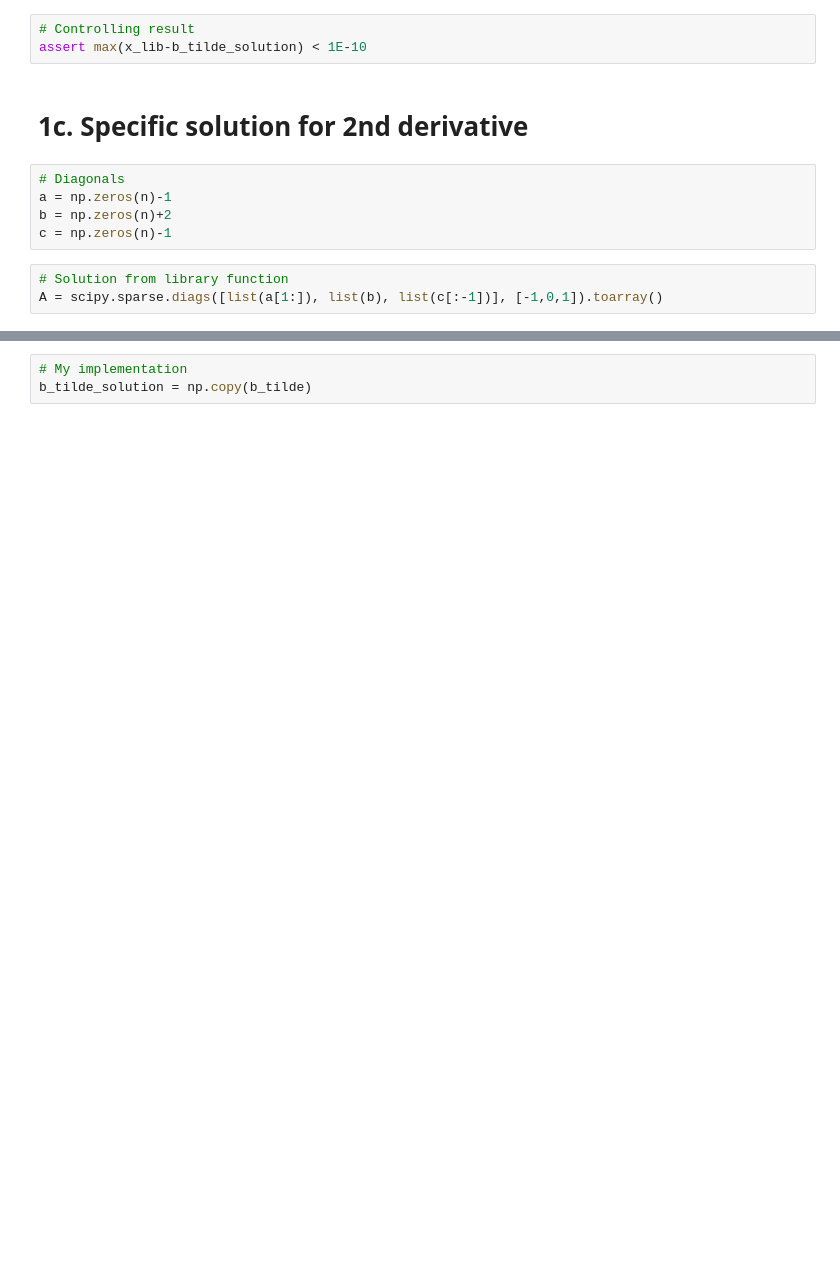
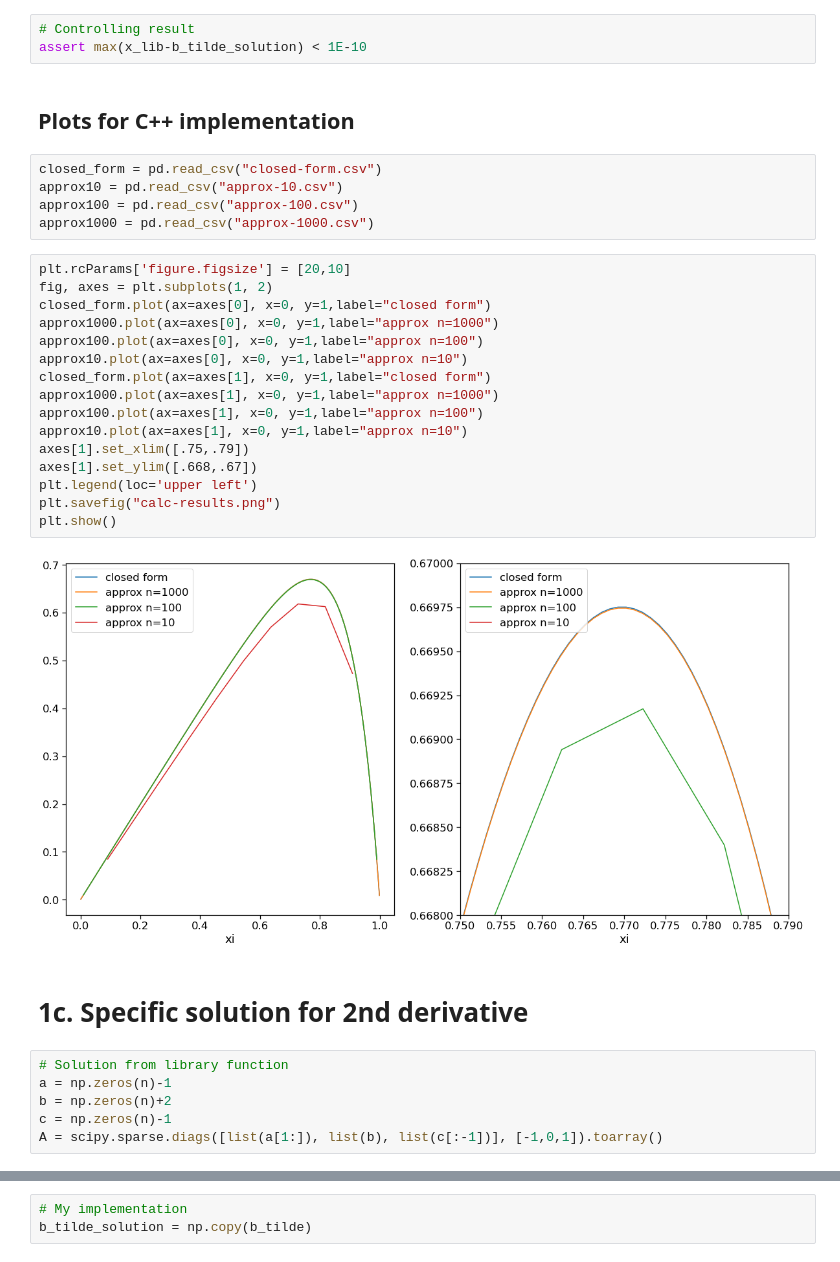
Before and after one commit to fonstelien/FYS4150, a Jupyter notebook: project1/project1.ipynb, the cells around one changed output, grey strips where cells are left out. Saved outputs shown, nothing was run; the diff lists cells and outputs as text; blank space fills up the shorter version.

```diff
--- a/project1/project1.ipynb
+++ b/project1/project1.ipynb
@@ -44,17 +45,40 @@ Wall time: 40.6 ms
 # %%
 # Controlling result
 assert max(x_lib-b_tilde_solution) < 1E-10
+# %% [markdown]
+## Plots for C++ implementation
+# %%
+closed_form = pd.read_csv("closed-form.csv")
+approx10 = pd.read_csv("approx-10.csv")
+approx100 = pd.read_csv("approx-100.csv")
+approx1000 = pd.read_csv("approx-1000.csv")
+# %%
+plt.rcParams['figure.figsize'] = [20,10]
+fig, axes = plt.subplots(1, 2)
+closed_form.plot(ax=axes[0], x=0, y=1,label="closed form")
+approx1000.plot(ax=axes[0], x=0, y=1,label="approx n=1000")
+approx100.plot(ax=axes[0], x=0, y=1,label="approx n=100")
+approx10.plot(ax=axes[0], x=0, y=1,label="approx n=10")
+closed_form.plot(ax=axes[1], x=0, y=1,label="closed form")
+approx1000.plot(ax=axes[1], x=0, y=1,label="approx n=1000")
+approx100.plot(ax=axes[1], x=0, y=1,label="approx n=100")
+approx10.plot(ax=axes[1], x=0, y=1,label="approx n=10")
+axes[1].set_xlim([.75,.79])
+axes[1].set_ylim([.668,.67])
+plt.legend(loc='upper left')
+plt.savefig("calc-results.png")
+plt.show()
+# %% [output]
+[figure, added]
 # %% [markdown]
 
 # 1c. Specific solution for 2nd derivative
 # %%
-# Diagonals
+# Solution from library function
 a = np.zeros(n)-1
 b = np.zeros(n)+2
 c = np.zeros(n)-1
+A = scipy.sparse.diags([list(a[1:]), list(b), list(c[:-1])], [-1,0,1]).toarray()
-# %%
-# Solution from library function
-A = scipy.sparse.diags([list(a[1:]), list(b), list(c[:-1])], [-1,0,1]).toarray()
 # %%
 %%time
 x_lib = np.linalg.solve(A, b_tilde)
```
Also changed, not shown: parts of 18 cells of this notebook, 4 other files.
